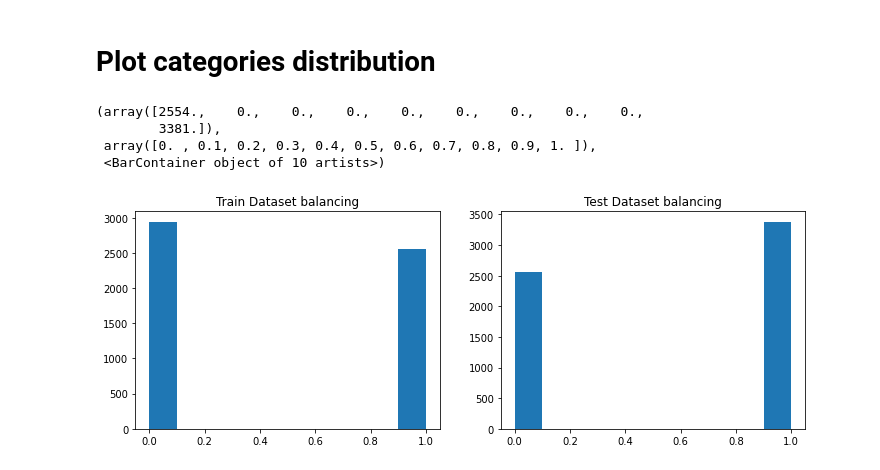
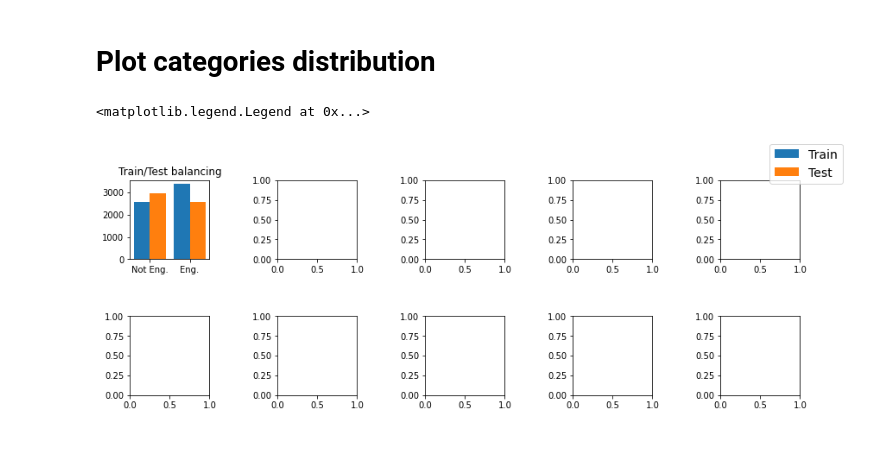
Before and after one commit to matsozza/Python_ML_CombustionEnginesRecog_MBA, a Jupyter notebook: Convolutional Neural Network.ipynb, the cells around one changed output. Saved outputs shown, nothing was run; the diff lists cells and outputs as text; code cells hidden in the pictures; blank space fills up the shorter version.

```diff
--- a/Convolutional Neural Network.ipynb
+++ b/Convolutional Neural Network.ipynb
@@ -127,17 +131,18 @@ def extractSoundFeature(audiosPath,audiosSubPath, n_mels=AUDIO_N_MELS, n_windows
 # CNN Model Definition - with ReLu activation
 # %%
 ### Define convolutional network architecture ###
-def CNN_modelDefinition(useLeakyRelu = 0):
+def CNN_modelDefinition(useLeakyRelu=0):
     keras.backend.clear_session()
 
     pool_size = (2, 2)
     kernel_size = (3, 3)
     input_shape = (60, 41, 1)
-    num_classes = 2 #10
+    num_classes = 2  # 10
 
     # ---------- Convolutional + Pooling Layer 1 ---------- #
     model = keras.models.Sequential()
-    model.add(keras.layers.Conv2D(80, kernel_size, padding="same", input_shape=input_shape, dilation_rate= 1))
+    model.add(keras.layers.Conv2D(80, kernel_size, padding="same",
+              input_shape=input_shape, dilation_rate=1))
     model.add(keras.layers.BatchNormalization())
     if useLeakyRelu == 0:
         model.add(keras.layers.Activation("relu"))
@@ -145,10 +150,11 @@ def CNN_modelDefinition(useLeakyRelu = 0):
         model.add(keras.layers.LeakyReLU(alpha=0.1))
     model.add(keras.layers.MaxPooling2D(pool_size=pool_size))
 
-    #model.add(keras.layers.Dropout(0.2))
+    # model.add(keras.layers.Dropout(0.2))
 
     # ---------- Convolutional + Pooling Layer 2 ---------- #
-    model.add(keras.layers.Conv2D(80, kernel_size, padding="same", dilation_rate=2))
+    model.add(keras.layers.Conv2D(80, kernel_size,
+              padding="same", dilation_rate=2))
     model.add(keras.layers.BatchNormalization())
     if useLeakyRelu == 0:
         model.add(keras.layers.Activation("relu"))
@@ -165,7 +171,7 @@ def CNN_modelDefinition(useLeakyRelu = 0):
     model.add(keras.layers.Dense(num_classes, activation="softmax"))
 
     model.compile(optimizer=keras.optimizers.Adam(1e-4), loss=keras.losses.SparseCategoricalCrossentropy(),
-                   metrics=["accuracy"])
+                  metrics=["accuracy"])
     return model
 # %% [markdown]
 # Audio Processing and Features Extraction
@@ -322,23 +357,28 @@ for cm in allConfusionMatrix_AM:
 [figure]
 # %% [markdown]
 # Plot categories distribution
-# %%
-f,a = plt.subplots(1,2)
-a=a.ravel()
-
-f.set_figheight(4)
-f.set_figwidth(12)
-
-# Histogram of data per class in test dataset
-a[0].set_title('Train Dataset balancing')
-a[0].hist(np.asarray(test_data["classes"]) )
-
-# Histogram of data per class in test dataset
-a[1].set_title('Test Dataset balancing')
-a[1].hist(np.asarray(train_data["classes"]))
-# %% [output]
-(array([2554.,    0.,    0.,    0.,    0.,    0.,    0.,    0.,    0.,
-        3381.]),
- array([0. , 0.1, 0.2, 0.3, 0.4, 0.5, 0.6, 0.7, 0.8, 0.9, 1. ]),
- <BarContainer object of 10 artists>)
-[figure, removed]
+# %%
+f, a = plt.subplots(2, 5)
+a = a.ravel()
+
+f.set_figheight(10*0.5)
+f.set_figwidth(25*0.5)
+f.tight_layout(pad=4.5)
+
+a[0].set_title('Train/Test balancing')
+
+# Histogram of data per class in train dataset
+tmpData = np.asarray(train_data["classes"])
+tmpData = [np.count_nonzero(tmpData == 0), np.count_nonzero(tmpData == 1)]
+a[0].bar(['Not Eng.', 'Eng.'], tmpData,
+         align='edge', width=-0.4, label="Train")
+
+# Histogram of data per class in test dataset
+tmpData = np.asarray(test_data["classes"])
+tmpData = [np.count_nonzero(tmpData == 0), np.count_nonzero(tmpData == 1)]
+a[0].bar(['Not Eng.', 'Eng.'], tmpData, align='edge', width=0.4, label="Test")
+
+f.legend(fontsize=14)
+# %% [output]
+<matplotlib.legend.Legend at 0x...>
+[figure, added]
```
Also changed, not shown: parts of 9 cells of this notebook.
